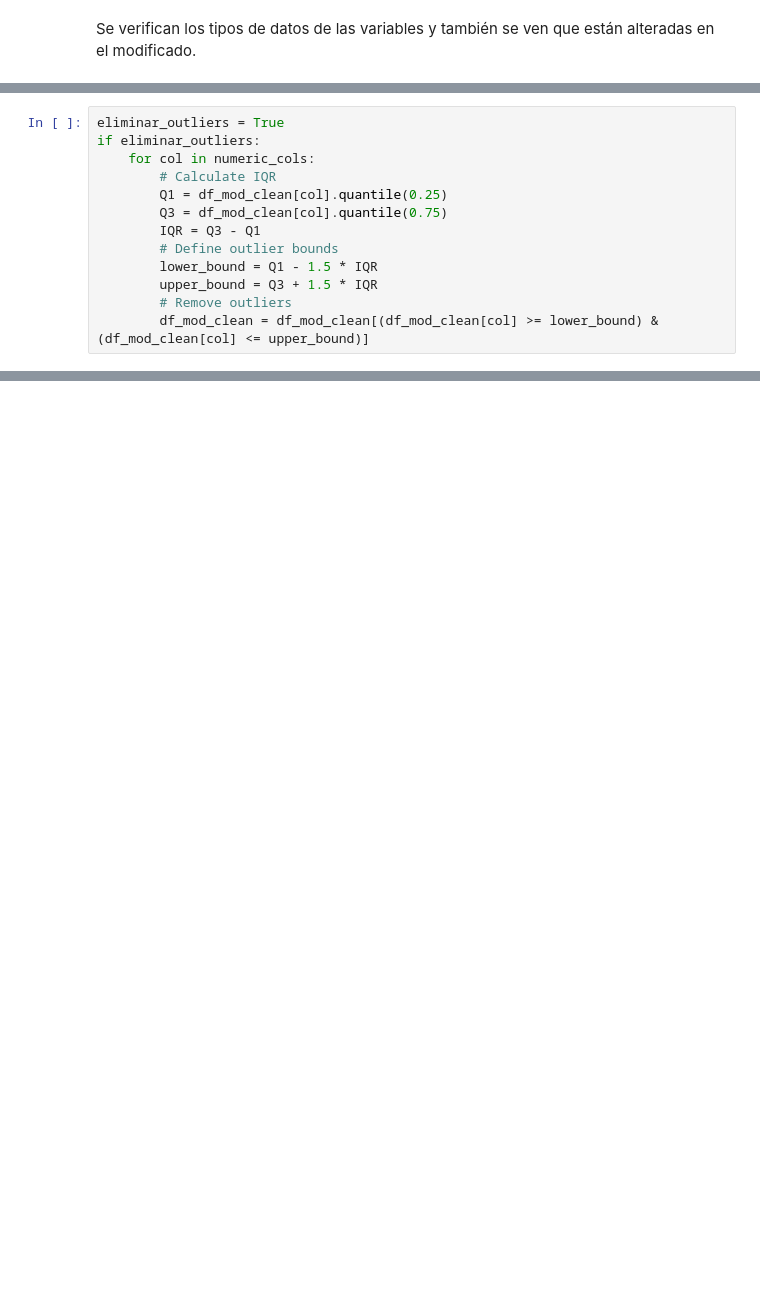
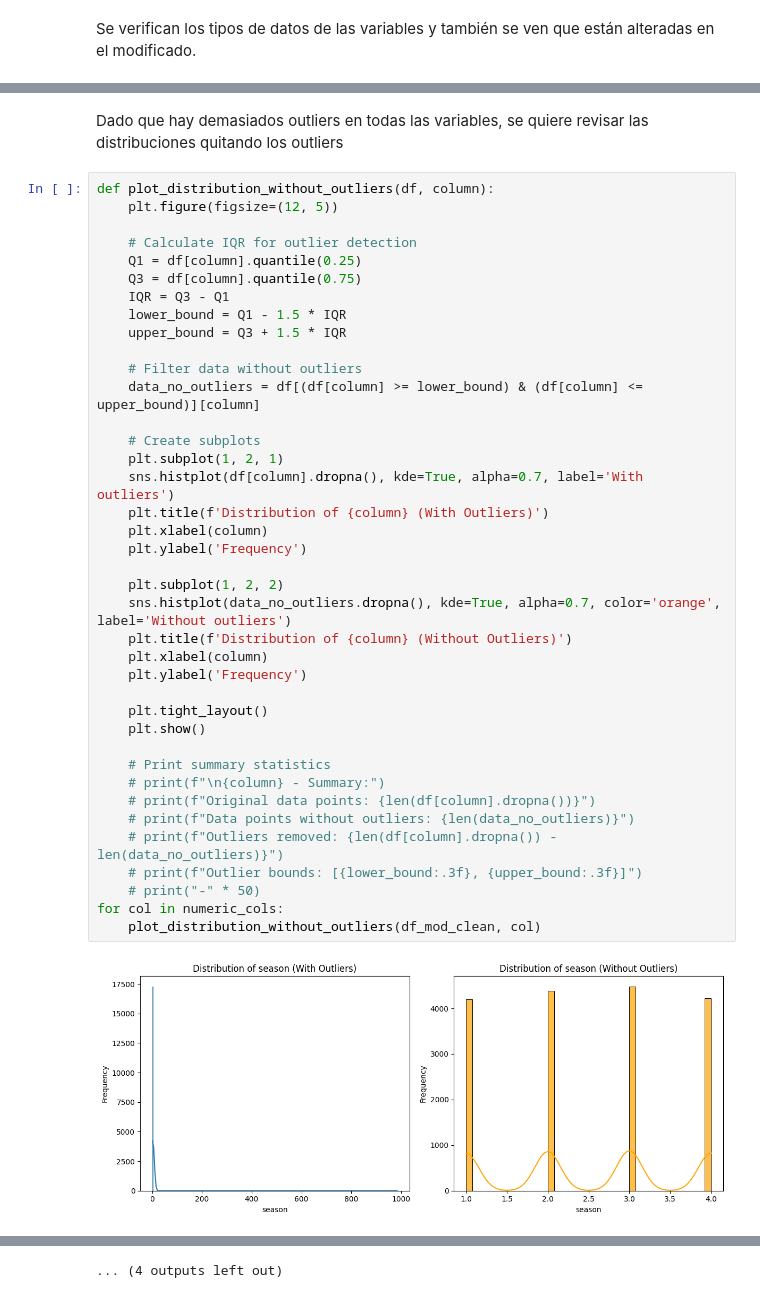
Before and after one commit to alcalderagl/bike_sharing_mlops, a Jupyter notebook: notebooks/00_eda.ipynb, the cells around one changed output, grey strips where cells are left out. Drawn from its saved outputs; the diff is of its cells as text; blank space fills up the shorter version.

```diff
--- a/notebooks/00_eda.ipynb
+++ b/notebooks/00_eda.ipynb
@@ -424,14 +490,44 @@ for col in numeric_cols:
 ... (4 outputs left out)
-# %%
-eliminar_outliers = True
-if eliminar_outliers:
-    for col in numeric_cols:
-        # Calculate IQR
-        Q1 = df_mod_clean[col].quantile(0.25)
-        Q3 = df_mod_clean[col].quantile(0.75)
-        IQR = Q3 - Q1
-        # Define outlier bounds
-        lower_bound = Q1 - 1.5 * IQR
-        upper_bound = Q3 + 1.5 * IQR
-        # Remove outliers
-        df_mod_clean = df_mod_clean[(df_mod_clean[col] >= lower_bound) & (df_mod_clean[col] <= upper_bound)]
+# %% [markdown]
+Dado que hay demasiados outliers en todas las variables, se quiere revisar las distribuciones quitando los outliers
+# %%
+def plot_distribution_without_outliers(df, column):
+    plt.figure(figsize=(12, 5))
+
+    # Calculate IQR for outlier detection
+    Q1 = df[column].quantile(0.25)
+    Q3 = df[column].quantile(0.75)
+    IQR = Q3 - Q1
+    lower_bound = Q1 - 1.5 * IQR
+    upper_bound = Q3 + 1.5 * IQR
+
+    # Filter data without outliers
+    data_no_outliers = df[(df[column] >= lower_bound) & (df[column] <= upper_bound)][column]
+
+    # Create subplots
+    plt.subplot(1, 2, 1)
+    sns.histplot(df[column].dropna(), kde=True, alpha=0.7, label='With outliers')
+    plt.title(f'Distribution of {column} (With Outliers)')
+    plt.xlabel(column)
+    plt.ylabel('Frequency')
+
+    plt.subplot(1, 2, 2)
+    sns.histplot(data_no_outliers.dropna(), kde=True, alpha=0.7, color='orange', label='Without outliers')
+    plt.title(f'Distribution of {column} (Without Outliers)')
+    plt.xlabel(column)
+    plt.ylabel('Frequency')
+
+    plt.tight_layout()
+    plt.show()
+
+    # Print summary statistics
+    # print(f"\n{column} - Summary:")
+    # print(f"Original data points: {len(df[column].dropna())}")
+    # print(f"Data points without outliers: {len(data_no_outliers)}")
+    # print(f"Outliers removed: {len(df[column].dropna()) - len(data_no_outliers)}")
+    # print(f"Outlier bounds: [{lower_bound:.3f}, {upper_bound:.3f}]")
+    # print("-" * 50)
+for col in numeric_cols:
+    plot_distribution_without_outliers(df_mod_clean, col)
+# %% [output]
+[figure, added]
@@ -437,0 +545 @@ if eliminar_outliers:
+... (4 outputs left out)
```
Also changed, not shown: parts of 36 cells of this notebook, 2 other files.
